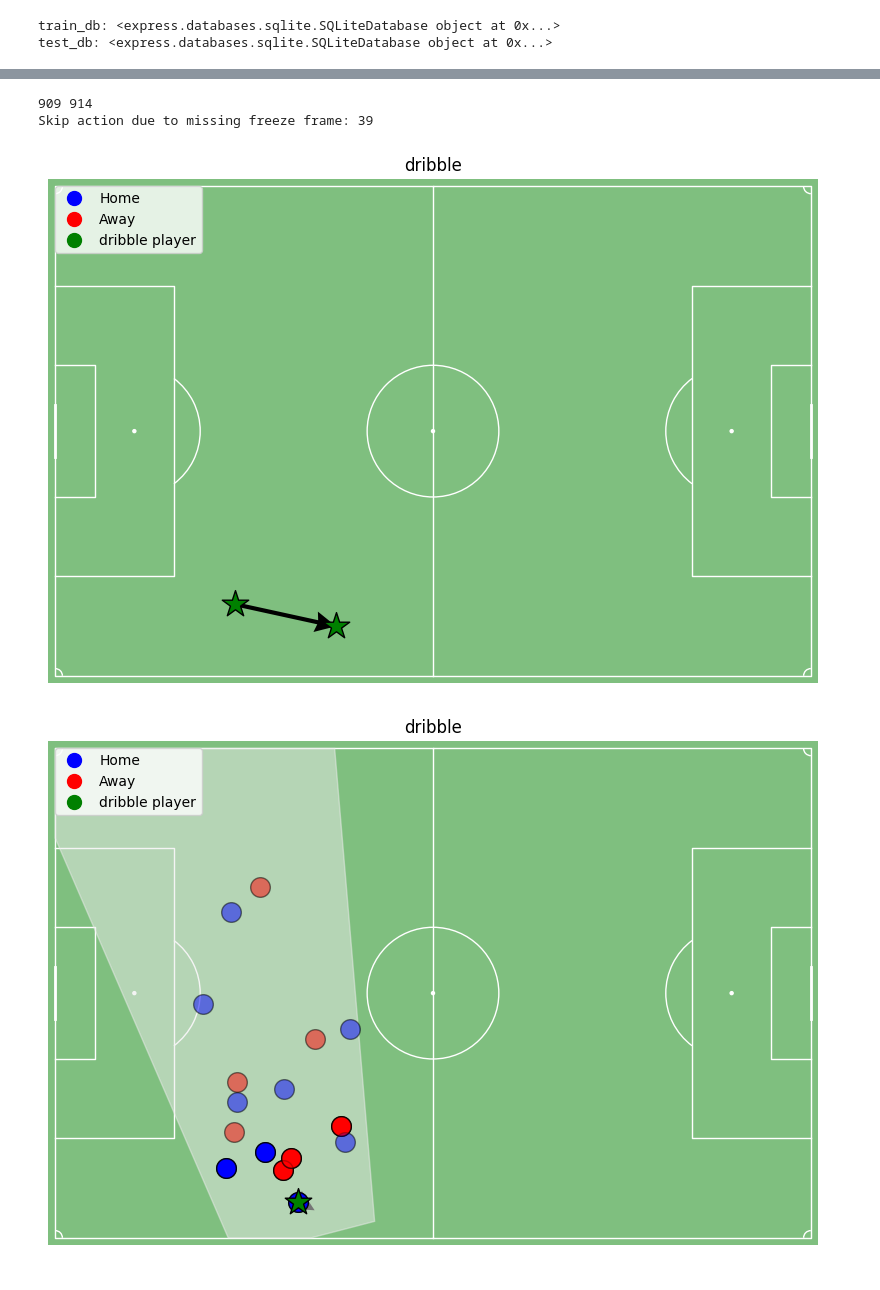
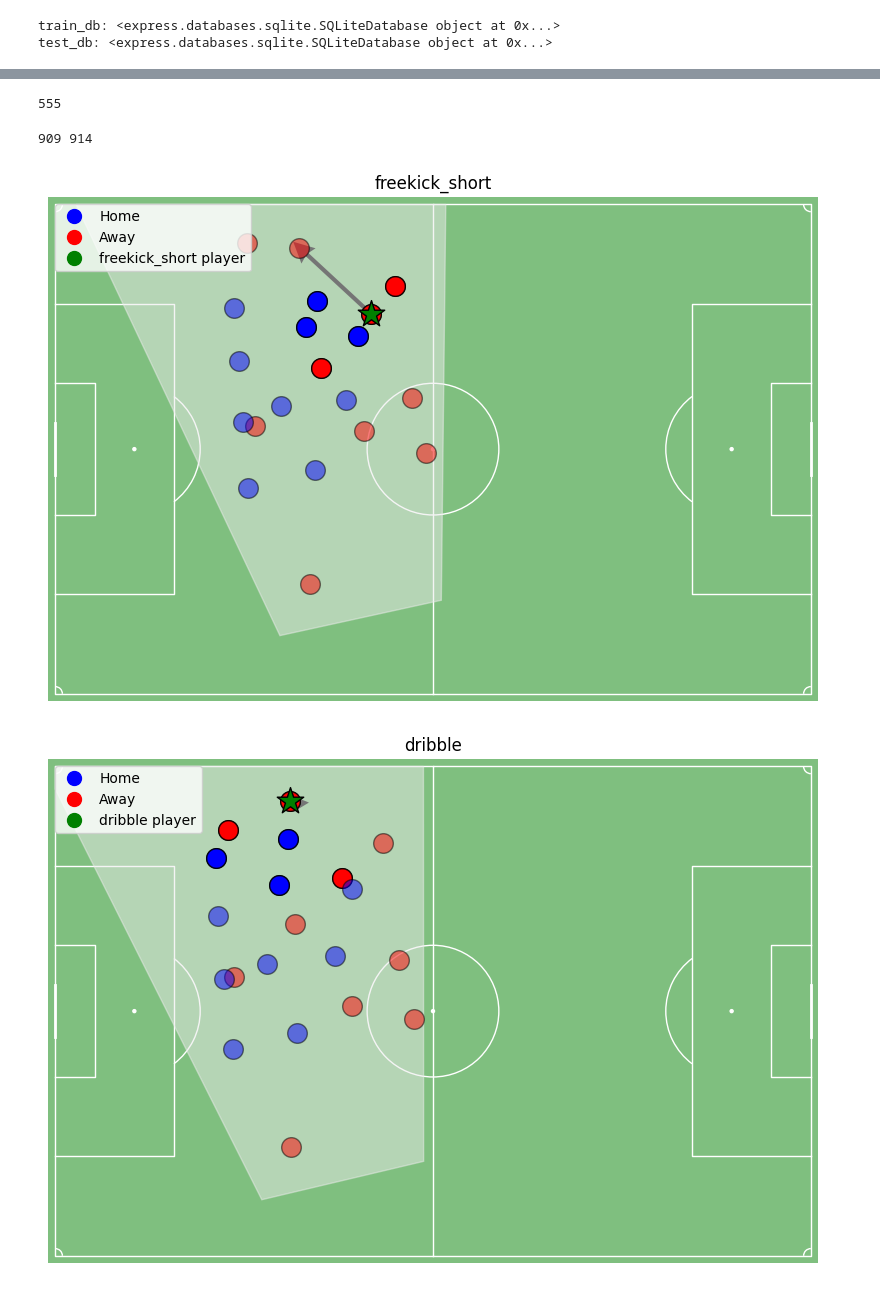
Before and after one commit to leemingo/sr-press, a Jupyter notebook: notebook/1-load-and-convert-statsbomb-data.ipynb, the cells around one changed output, grey strips where cells are left out. Drawn from its saved outputs; the diff is of its cells as text; code cells hidden in the pictures.

```diff
--- a/notebook/1-load-and-convert-statsbomb-data.ipynb
+++ b/notebook/1-load-and-convert-statsbomb-data.ipynb
@@ -86,9 +86,9 @@ for _, game in tqdm(test_games.iterrows(), desc="test_game loading"):
 
     test_db.import_data(**dataset)
 # %%
-game_id = 3788741
+game_id = 3895202
 
-df_actions = add_names(train_db.actions(game_id)).reset_index()
+df_actions = add_names(test_db.actions(game_id)).reset_index()
 df_actions.head()
 # %% [output]
 |  | game_id | action_id | original_event_id | period_id | time_seconds | team_id | player_id | start_x | start_y | ... |
@@ -101,18 +132,21 @@ df_actions.head()
+# %%
+df_actions[df_actions["type_name"] == "pressing"].index[62]
+# %% [output]
+555
 # %%
-pressure_idx = df_actions[df_actions["type_name"] == "pressing"].index[5]
+pressure_idx = df_actions[df_actions["type_name"] == "pressing"].index[62]
 home_team_id, away_team_id = train_db.get_home_away_team_id(game_id = 3788741)
 
 print(home_team_id, away_team_id)
 
-for idx in range(pressure_idx-2, pressure_idx+2):
+for idx in range(pressure_idx-10, pressure_idx+2):
     if df_actions.loc[idx]["freeze_frame_360"] is None:
         print("Skip action due to missing freeze frame:",idx)
         plot_action(df_actions.loc[idx], home_team_id=home_team_id, show_visible_area=False)
     else:
         # plot_action: 데이터의 위치 정보는 홈팀은 left->right, 원정팀은 left<-right인 상태이다.
         plot_action(df_actions.loc[idx], home_team_id=home_team_id)
 # %% [output]
 909 914
-Skip action due to missing freeze frame: 39
-[figure, old version]
+[figure, new version]
-[figure, old version]
+[figure, new version]
```
Also changed, not shown: parts of 5 cells of this notebook, 11 other files.
